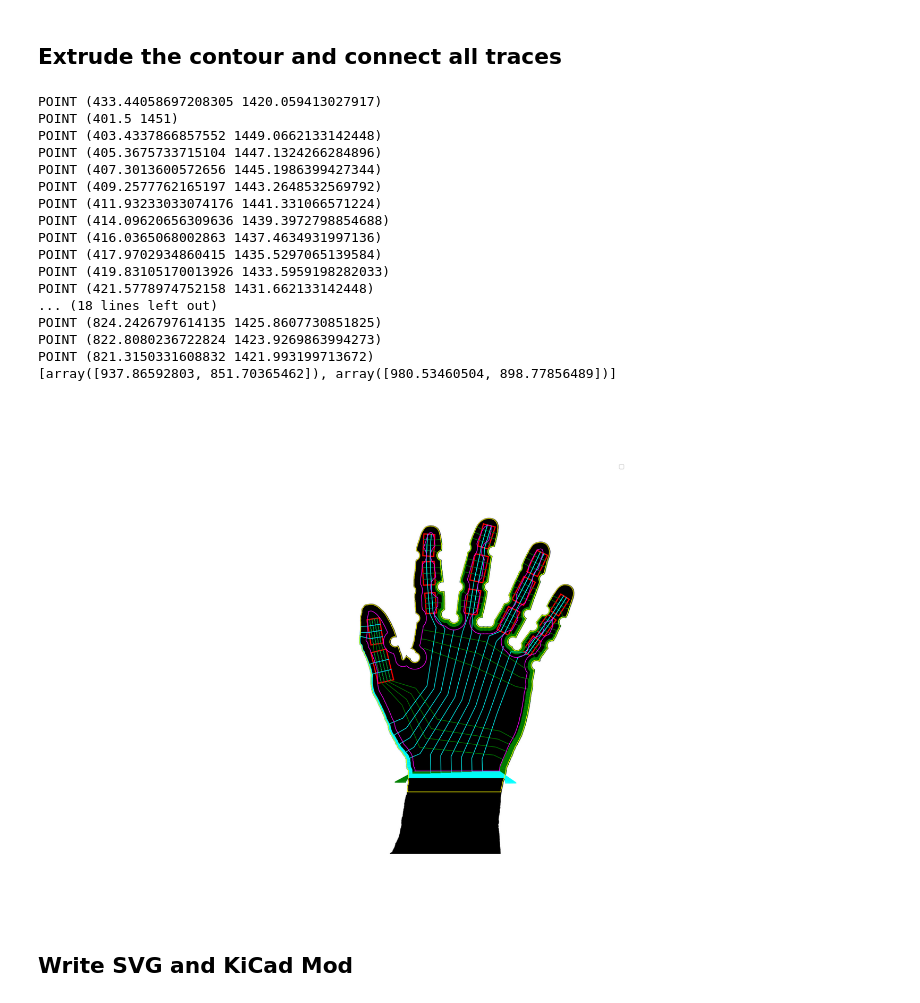
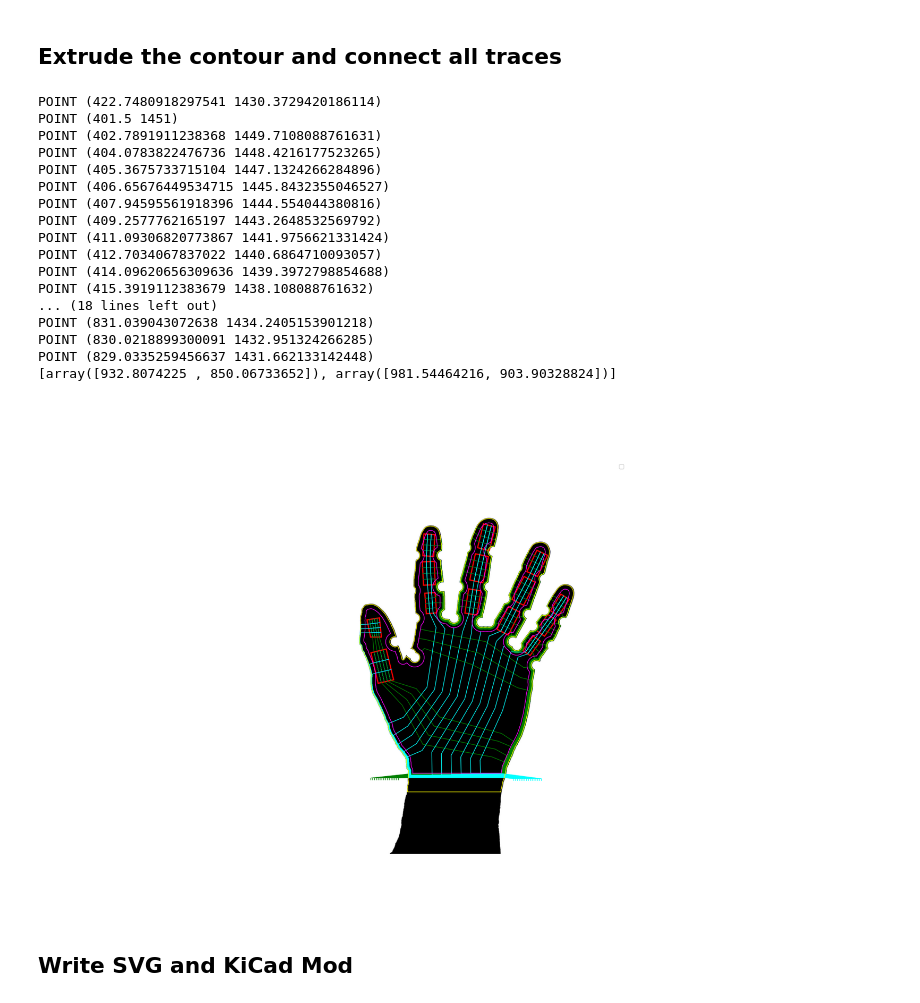
Before and after one commit to tlfletcher17/glovedesign, a Jupyter notebook: make_fpcbs.ipynb, the cells around one changed output. Saved outputs shown, nothing was run; the diff lists cells and outputs as text; code cells hidden in the pictures.

```diff
--- a/make_fpcbs.ipynb
+++ b/make_fpcbs.ipynb
@@ -1158,7 +1158,7 @@ from shapely.geometry import MultiPolygon
 from shapely.geometry import Point
 import itertools
 
-min_trace_spacing = 0.030
+min_trace_spacing = 0.020
 outer_edge_spacing = 0.05
 
 def point_to_segment_distance_np(points, A, B):
@@ -1389,8 +1389,8 @@ boundaryEdge = int(y * mask.shape[0]+pixels_per_cm_height*2)
 outer_target, l_inner_target = contour_hand(edgeCut, boundaryEdge, num_points=5000)
 outer_target = outer_target[:,[1,0]]
 
-def extend_tracks_to_via(contour, horizontal, vertical, startDistance=0.7*pixels_per_cm_height, startWidth=0.2*pixels_per_cm_height):
-    viaSpacing = 0.05 * pixels_per_cm_width
+def extend_tracks_to_via(contour, horizontal, vertical, startDistance=1.0*pixels_per_cm_height, startWidth=0.7*pixels_per_cm_height):
+    viaSpacing = 0.13 * pixels_per_cm_width
 
     def get_point_along_contour(contour, distance, from_start=True):
         """Get a point along the contour at a specified distance from start or end."""
@@ -1439,46 +1439,46 @@ def extend_tracks_to_via(contour, horizontal, vertical, startDistance=0.7*pixels
     for track, via_point in zip(horizontal, horizontal_vias):
         horizontal_tracks.append(np.vstack([np.array([via_point[0],via_point[1]+viaSpacing]),via_point,track]))
 
     return {
         'vertical_tracks': vertical_tracks,
         'horizontal_tracks': horizontal_tracks,
         'vertical_vias': vertical_vias,
         'horizontal_vias': horizontal_vias
     }
 outDict = extend_tracks_to_via(outer_target, newTracks, verticalTracks)
 
 # outer_target = reflect_thumb(outer_target[:,[1,0]], red_joint, purple_joint)
 edgeCut = np.vstack((outer_target, outer_target[0, :]))
 
 
 
 plotTraces(ax, outDict['horizontal_tracks'])
 plotTraces(ax, outDict['vertical_tracks'],'cyan')
 plotTraces(ax, [edgeCut], 'yellow')
 plotTraces(ax, [coverlay],'magenta')
 
 
 ax.legend()
 plt.savefig("alllayers.svg")
 # %% [output]
-POINT (433.44058697208305 1420.059413027917)
+POINT (422.7480918297541 1430.3729420186114)
 POINT (401.5 1451)
-POINT (403.4337866857552 1449.0662133142448)
+POINT (402.7891911238368 1449.7108088761631)
+POINT (404.0783822476736 1448.4216177523265)
 POINT (405.3675733715104 1447.1324266284896)
-POINT (407.3013600572656 1445.1986399427344)
+POINT (406.65676449534715 1445.8432355046527)
+POINT (407.94595561918396 1444.554044380816)
 POINT (409.2577762165197 1443.2648532569792)
-POINT (411.93233033074176 1441.331066571224)
+POINT (411.09306820773867 1441.9756621331424)
+POINT (412.7034067837022 1440.6864710093057)
 POINT (414.09620656309636 1439.3972798854688)
-POINT (416.0365068002863 1437.4634931997136)
-POINT (417.9702934860415 1435.5297065139584)
-POINT (419.83105170013926 1433.5959198282033)
-POINT (421.5778974752158 1431.662133142448)
+POINT (415.3919112383679 1438.108088761632)
 ... (18 lines left out)
-POINT (824.2426797614135 1425.8607730851825)
-POINT (822.8080236722824 1423.9269863994273)
-POINT (821.3150331608832 1421.993199713672)
-[array([937.86592803, 851.70365462]), array([980.53460504, 898.77856489])]
+POINT (831.039043072638 1434.2405153901218)
+POINT (830.0218899300091 1432.951324266285)
+POINT (829.0335259456637 1431.662133142448)
+[array([932.8074225 , 850.06733652]), array([981.54464216, 903.90328824])]
-[figure, old version]
+[figure, new version]
 # %% [markdown]
 ## Write SVG and KiCad Mod
 # %%
```
Also changed, not shown: parts of 2 cells of this notebook.
